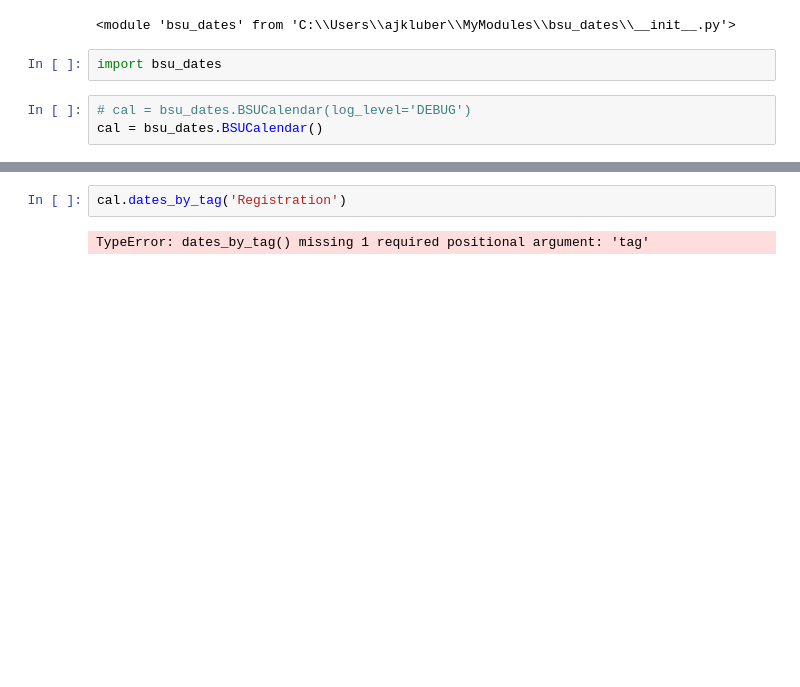
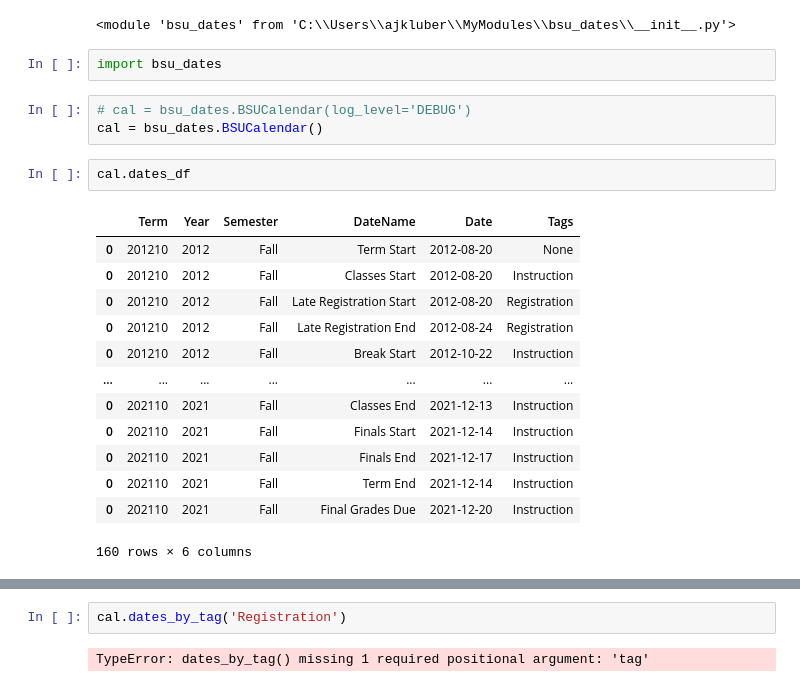
Before and after one commit to danielgriffin12/bsu_dates, a Jupyter notebook: academic calendar rules.ipynb, the cells around one changed output, grey strips where cells are left out. Drawn from its saved outputs; the diff is of its cells as text; blank space fills up the shorter version.

```diff
--- a/academic calendar rules.ipynb
+++ b/academic calendar rules.ipynb
@@ -25,3 +25,19 @@ import bsu_dates
 # %%
 # cal = bsu_dates.BSUCalendar(log_level='DEBUG')
 cal = bsu_dates.BSUCalendar()
+# %%
+cal.dates_df
+# %% [output]
+|  | Term | Year | Semester | DateName | Date | Tags |
+| 0 | 201210 | 2012 | Fall | Term Start | 2012-08-20 | None |
+| 0 | 201210 | 2012 | Fall | Classes Start | 2012-08-20 | Instruction |
+| 0 | 201210 | 2012 | Fall | Late Registration Start | 2012-08-20 | Registration |
+| 0 | 201210 | 2012 | Fall | Late Registration End | 2012-08-24 | Registration |
+| 0 | 201210 | 2012 | Fall | Break Start | 2012-10-22 | Instruction |
+| ... | ... | ... | ... | ... | ... | ... |
+| 0 | 202110 | 2021 | Fall | Classes End | 2021-12-13 | Instruction |
+| 0 | 202110 | 2021 | Fall | Finals Start | 2021-12-14 | Instruction |
+| 0 | 202110 | 2021 | Fall | Finals End | 2021-12-17 | Instruction |
+| 0 | 202110 | 2021 | Fall | Term End | 2021-12-14 | Instruction |
+| 0 | 202110 | 2021 | Fall | Final Grades Due | 2021-12-20 | Instruction |
+160 rows × 6 columns
```
Also changed, not shown: parts of 1 cell of this notebook, 1 other file.
